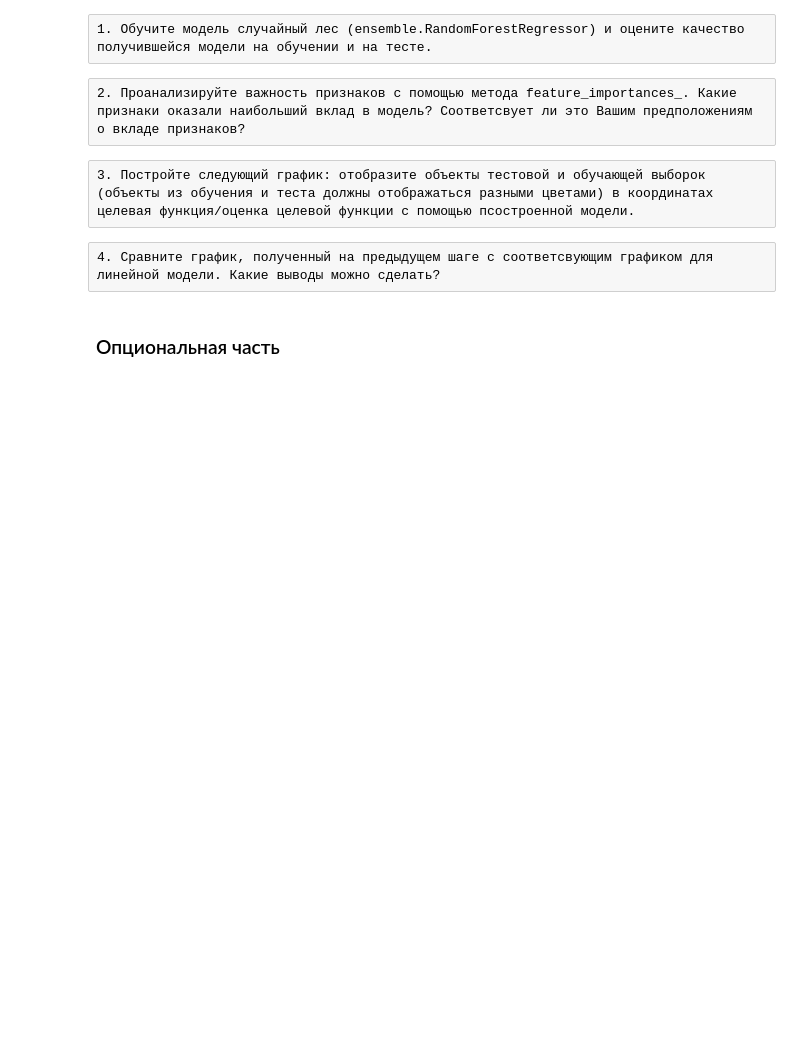
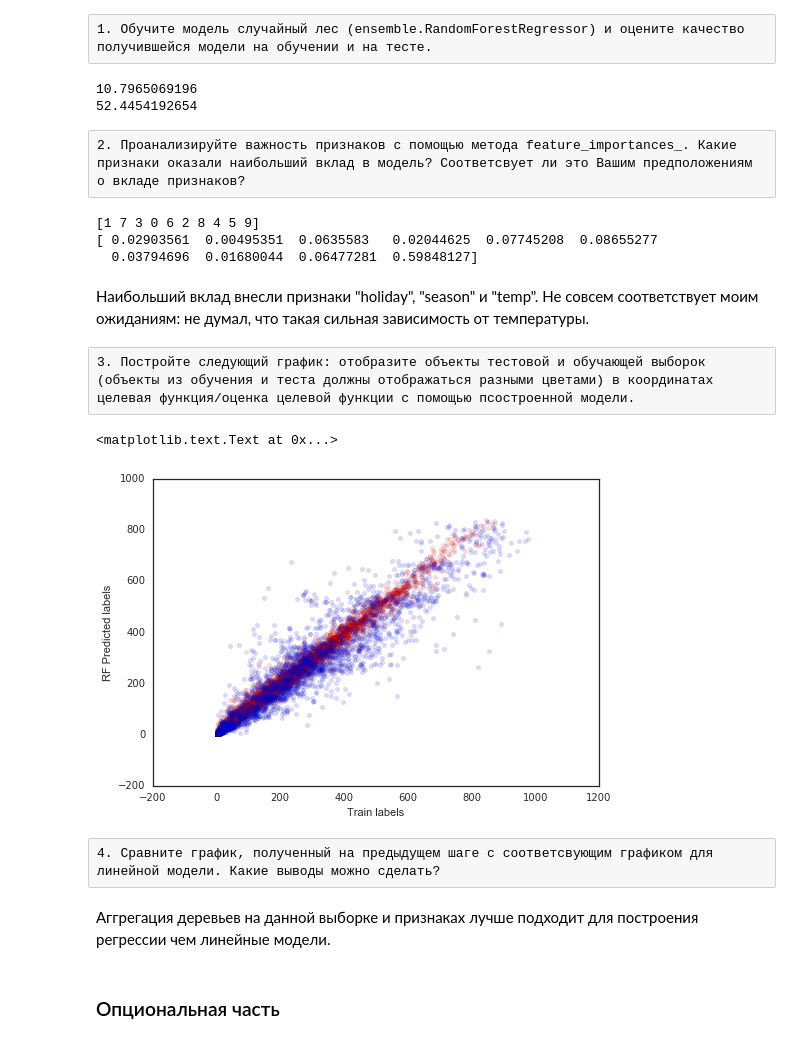
Before and after one commit to ivanychev/learning, a Jupyter notebook: machine learning/emily_python/Assignment.ipynb, the cells around one changed output. Cells and saved outputs as stored; diff of their text form; code cells hidden in the pictures; blank space fills up the shorter version.

```diff
--- a/machine learning/emily_python/Assignment.ipynb
+++ b/machine learning/emily_python/Assignment.ipynb
@@ -459,12 +533,41 @@ print(metrics.mean_absolute_error(test_labels, lasso_estimator.predict(test_data
 ### Случайный лес
 # %% [raw]
 1. Обучите модель случайный лес (ensemble.RandomForestRegressor) и оцените качество получившейся модели на обучении и на тесте.
+# %%
+from sklearn.ensemble import RandomForestRegressor
+
+rgr = RandomForestRegressor()
+rgr.fit(train_data, train_labels)
+print(metrics.mean_absolute_error(train_labels, rgr.predict(train_data)))
+print(metrics.mean_absolute_error(test_labels, rgr.predict(test_data)))
+# %% [output]
+10.7965069196
+52.4454192654
 # %% [raw]
 2. Проанализируйте важность признаков с помощью метода feature_importances_. Какие признаки оказали наибольший вклад в модель? Соответсвует ли это Вашим предположениям о вкладе признаков?
+# %%
+print(np.argsort(rgr.feature_importances_))
+print(rgr.feature_importances_)
+# %% [output]
+[1 7 3 0 6 2 8 4 5 9]
+[ 0.02903561  0.00495351  0.0635583   0.02044625  0.07745208  0.08655277
+  0.03794696  0.01680044  0.06477281  0.59848127]
+# %% [markdown]
+Наибольший вклад внесли признаки "holiday", "season" и "temp". Не совсем соответствует моим ожиданиям: не думал, что такая сильная зависимость от температуры.
 # %% [raw]
 3. Постройте следующий график: отобразите объекты тестовой и обучающей выборок (объекты из обучения и теста должны отображаться разными цветами) в координатах целевая функция/оценка целевой функции с помощью псостроенной модели.
+# %%
+plt.scatter(train_labels, rgr.predict(train_data), c="r", alpha=0.15)
+plt.scatter(test_labels, rgr.predict(test_data), c="b", alpha=0.15)
+plt.xlabel("Train labels")
+plt.ylabel("RF Predicted labels")
+# %% [output]
+<matplotlib.text.Text at 0x...>
+[figure, added]
 # %% [raw]
 4. Сравните график, полученный на предыдущем шаге с соответсвующим графиком для линейной модели. Какие выводы можно сделать?
+# %% [markdown]
+Аггрегация деревьев на данной выборке и признаках лучше подходит для построения регрессии чем линейные модели.
 # %% [markdown]
 ### Опциональная часть
 # %% [markdown]
```
Also changed, not shown: parts of 16 cells of this notebook.
